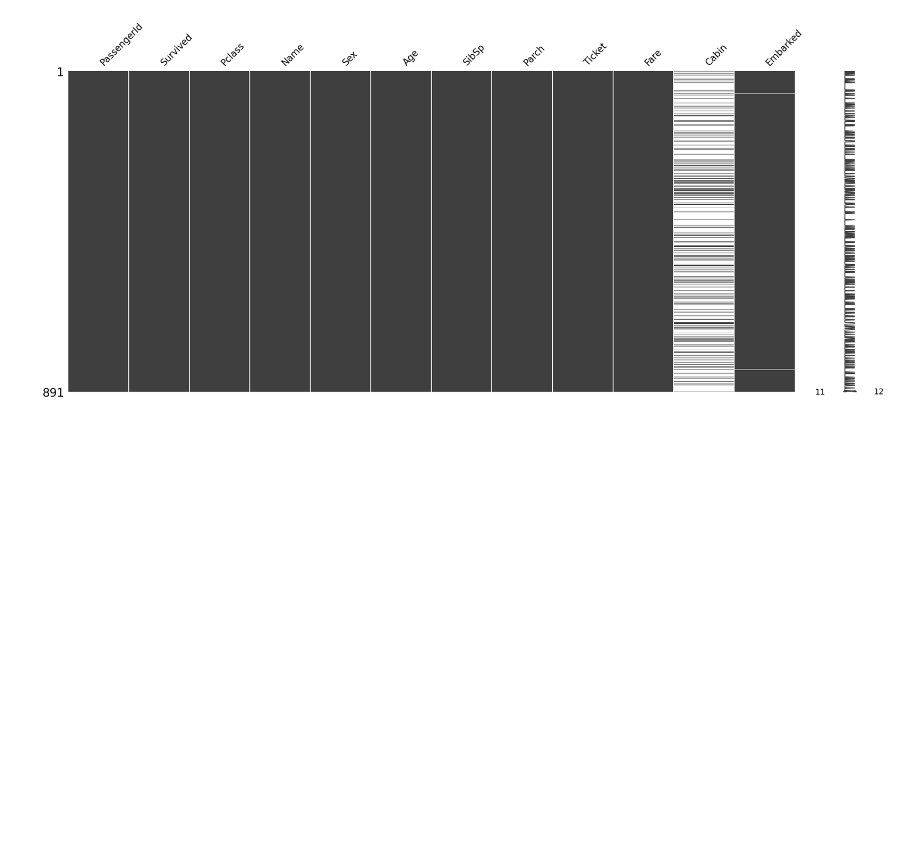
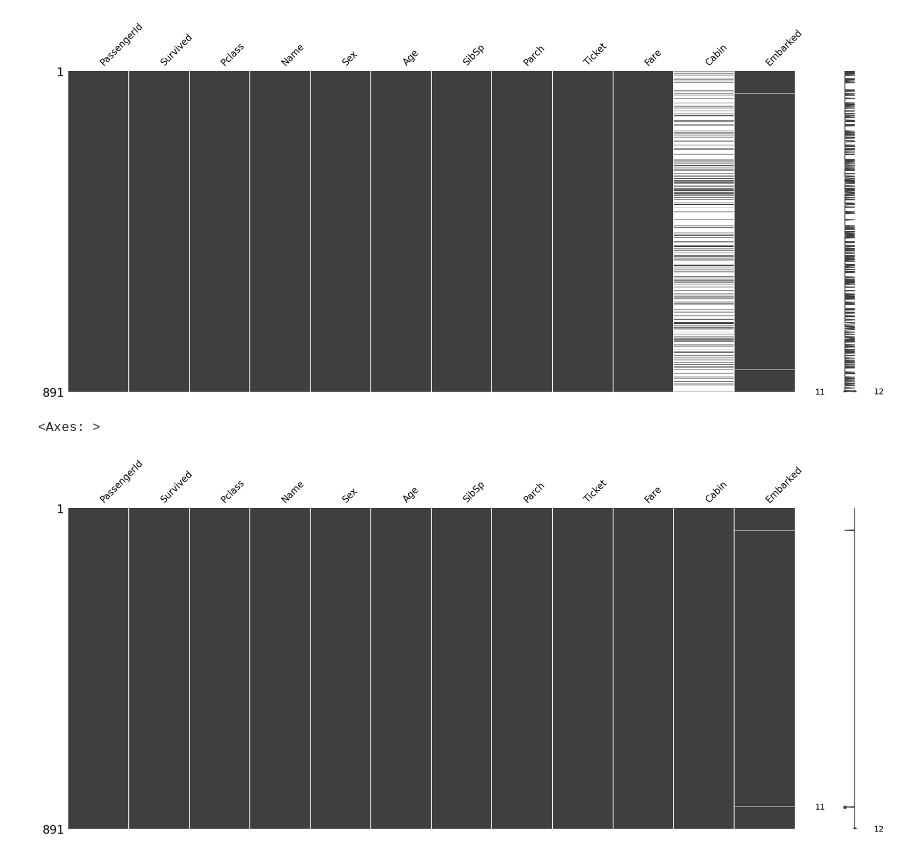
Before and after one commit to kimnahyeon99/python_dev, a Jupyter notebook: data_collection/05 타이타닉 데이터 분석.ipynb, the cells around one changed output. Drawn from its saved outputs; the diff is of its cells as text; code cells hidden in the pictures; blank space fills up the shorter version.

```diff
--- a/data_collection/05 타이타닉 데이터 분석.ipynb
+++ b/data_collection/05 타이타닉 데이터 분석.ipynb
@@ -647,3 +647,12 @@ msno.matrix(train_df)
 # %% [output]
 <Axes: >
 [figure]
+# %%
+# 4. Cabin 결측치 처리
+# 결측치가 80%정도 된다. 새로운 범주를 만드는 방식으로 처리
+# 결측치를 'N0'로 채워라
+train_df['Cabin']=train_df['Cabin'].fillna('No')
+msno.matrix(train_df)
+# %% [output]
+<Axes: >
+[figure, added]
```
Also changed, not shown: parts of 15 cells of this notebook, 1 other file.
